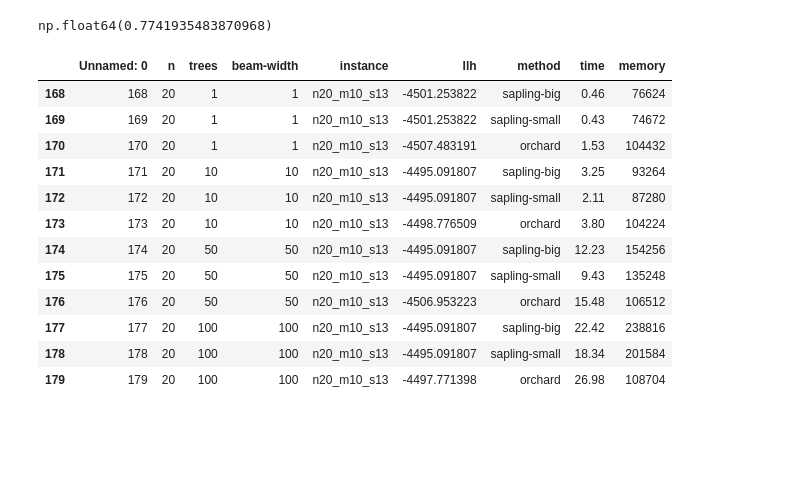
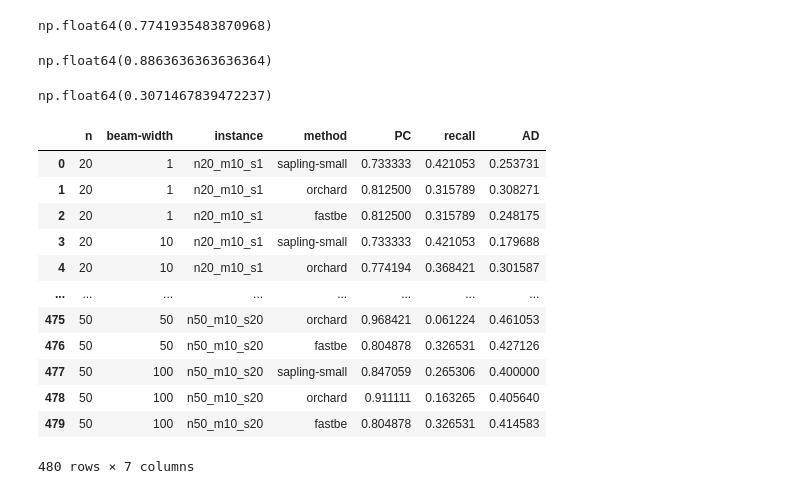
Before and after one commit to elkebir-group/Sapling-data, a Jupyter notebook: results/analysis_full_trees.ipynb, the cells around one changed output. Cells and saved outputs as stored; diff of their text form; code cells hidden in the pictures; blank space fills up the shorter version.

```diff
--- a/results/analysis_full_trees.ipynb
+++ b/results/analysis_full_trees.ipynb
@@ -860,18 +864,26 @@ df_full_trees_PC[(df_full_trees_PC['method'] == 'orchard') & (df_full_trees_PC['
 # %% [output]
 np.float64(0.7741935483870968)
 # %%
-df_full_trees[df_full_trees['instance'] == 'n20_m10_s13']
+df_full_trees_PC[(df_full_trees_PC['method'] == 'fastbe') & (df_full_trees_PC['beam-width'] == 1) & (df_full_trees_PC['n'] == 50)]['PC'].median()
 # %% [output]
-|  | Unnamed: 0 | n | trees | beam-width | instance | llh | method | time | memory |
-| 168 | 168 | 20 | 1 | 1 | n20_m10_s13 | -4501.253822 | sapling-big | 0.46 | 76624 |
-| 169 | 169 | 20 | 1 | 1 | n20_m10_s13 | -4501.253822 | sapling-small | 0.43 | 74672 |
-| 170 | 170 | 20 | 1 | 1 | n20_m10_s13 | -4507.483191 | orchard | 1.53 | 104432 |
-| 171 | 171 | 20 | 10 | 10 | n20_m10_s13 | -4495.091807 | sapling-big | 3.25 | 93264 |
-| 172 | 172 | 20 | 10 | 10 | n20_m10_s13 | -4495.091807 | sapling-small | 2.11 | 87280 |
-| 173 | 173 | 20 | 10 | 10 | n20_m10_s13 | -4498.776509 | orchard | 3.80 | 104224 |
-| 174 | 174 | 20 | 50 | 50 | n20_m10_s13 | -4495.091807 | sapling-big | 12.23 | 154256 |
-| 175 | 175 | 20 | 50 | 50 | n20_m10_s13 | -4495.091807 | sapling-small | 9.43 | 135248 |
-| 176 | 176 | 20 | 50 | 50 | n20_m10_s13 | -4506.953223 | orchard | 15.48 | 106512 |
-| 177 | 177 | 20 | 100 | 100 | n20_m10_s13 | -4495.091807 | sapling-big | 22.42 | 238816 |
-| 178 | 178 | 20 | 100 | 100 | n20_m10_s13 | -4495.091807 | sapling-small | 18.34 | 201584 |
-| 179 | 179 | 20 | 100 | 100 | n20_m10_s13 | -4497.771398 | orchard | 26.98 | 108704 |
+np.float64(0.8863636363636364)
+# %%
+df_full_trees_PC[(df_full_trees_PC['method'] == 'fastbe') & (df_full_trees_PC['beam-width'] == 1) & (df_full_trees_PC['n'] == 20)]['AD'].median()
+# %% [output]
+np.float64(0.3071467839472237)
+# %%
+df_full_trees_PC
+# %% [output]
+|  | n | beam-width | instance | method | PC | recall | AD |
+| 0 | 20 | 1 | n20_m10_s1 | sapling-small | 0.733333 | 0.421053 | 0.253731 |
+| 1 | 20 | 1 | n20_m10_s1 | orchard | 0.812500 | 0.315789 | 0.308271 |
+| 2 | 20 | 1 | n20_m10_s1 | fastbe | 0.812500 | 0.315789 | 0.248175 |
+| 3 | 20 | 10 | n20_m10_s1 | sapling-small | 0.733333 | 0.421053 | 0.179688 |
+| 4 | 20 | 10 | n20_m10_s1 | orchard | 0.774194 | 0.368421 | 0.301587 |
+| ... | ... | ... | ... | ... | ... | ... | ... |
+| 475 | 50 | 50 | n50_m10_s20 | orchard | 0.968421 | 0.061224 | 0.461053 |
+| 476 | 50 | 50 | n50_m10_s20 | fastbe | 0.804878 | 0.326531 | 0.427126 |
+| 477 | 50 | 100 | n50_m10_s20 | sapling-small | 0.847059 | 0.265306 | 0.400000 |
+| 478 | 50 | 100 | n50_m10_s20 | orchard | 0.911111 | 0.163265 | 0.405640 |
+| 479 | 50 | 100 | n50_m10_s20 | fastbe | 0.804878 | 0.326531 | 0.414583 |
+480 rows × 7 columns
```
Also changed, not shown: parts of 8 cells of this notebook.
